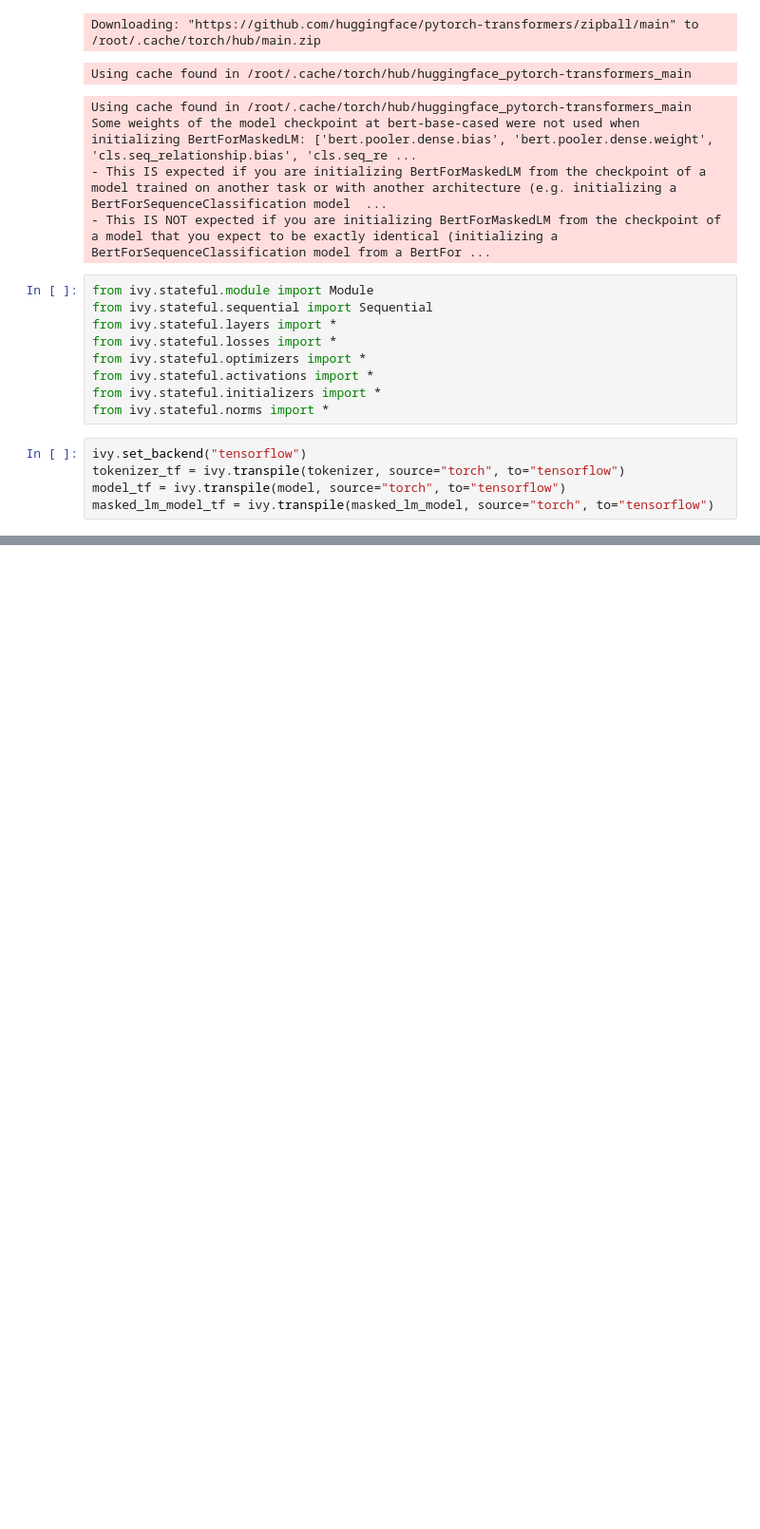
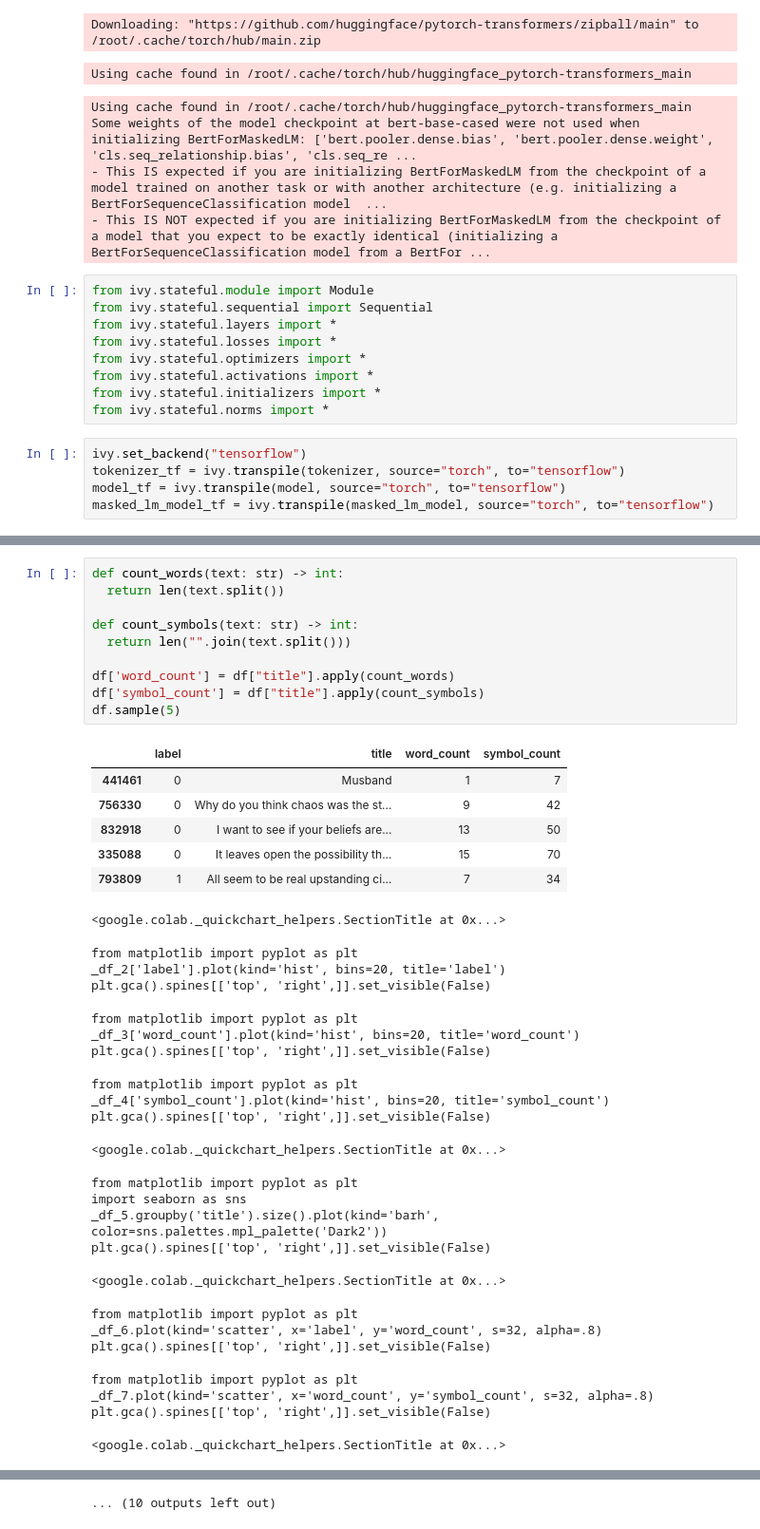
Before and after one commit to Kacper-W-Kozdon/notebook-testing-ivy, a Jupyter notebook: Sarcasm_Detection.ipynb, the cells around one changed output, grey strips where cells are left out. Shown: that part at 95% size. Cells and saved outputs as stored; diff of their text form; blank space fills up the shorter version.

Commit message:
Utworzono za pomocą Colaboratory

```diff
--- a/Sarcasm_Detection.ipynb
+++ b/Sarcasm_Detection.ipynb
@@ -211,0 +235,40 @@ df.sample(5)
+# %%
+def count_words(text: str) -> int:
+  return len(text.split())
+
+def count_symbols(text: str) -> int:
+  return len("".join(text.split()))
+
+df['word_count'] = df["title"].apply(count_words)
+df['symbol_count'] = df["title"].apply(count_symbols)
+df.sample(5)
+# %% [output]
+|  | label | title | word_count | symbol_count |
+| 441461 | 0 | Musband | 1 | 7 |
+| 756330 | 0 | Why do you think chaos was the st... | 9 | 42 |
+| 832918 | 0 | I want to see if your beliefs are... | 13 | 50 |
+| 335088 | 0 | It leaves open the possibility th... | 15 | 70 |
+| 793809 | 1 | All seem to be real upstanding ci... | 7 | 34 |
+<google.colab._quickchart_helpers.SectionTitle at 0x...>
+from matplotlib import pyplot as plt
+_df_2['label'].plot(kind='hist', bins=20, title='label')
+plt.gca().spines[['top', 'right',]].set_visible(False)
+from matplotlib import pyplot as plt
+_df_3['word_count'].plot(kind='hist', bins=20, title='word_count')
+plt.gca().spines[['top', 'right',]].set_visible(False)
+from matplotlib import pyplot as plt
+_df_4['symbol_count'].plot(kind='hist', bins=20, title='symbol_count')
+plt.gca().spines[['top', 'right',]].set_visible(False)
+<google.colab._quickchart_helpers.SectionTitle at 0x...>
+from matplotlib import pyplot as plt
+import seaborn as sns
+_df_5.groupby('title').size().plot(kind='barh', color=sns.palettes.mpl_palette('Dark2'))
+plt.gca().spines[['top', 'right',]].set_visible(False)
+<google.colab._quickchart_helpers.SectionTitle at 0x...>
+from matplotlib import pyplot as plt
+_df_6.plot(kind='scatter', x='label', y='word_count', s=32, alpha=.8)
+plt.gca().spines[['top', 'right',]].set_visible(False)
+from matplotlib import pyplot as plt
+_df_7.plot(kind='scatter', x='word_count', y='symbol_count', s=32, alpha=.8)
+plt.gca().spines[['top', 'right',]].set_visible(False)
+<google.colab._quickchart_helpers.SectionTitle at 0x...>
@@ -211,0 +292 @@ df.sample(5)
+... (10 outputs left out)
```
Also changed, not shown: parts of 3 cells of this notebook.
